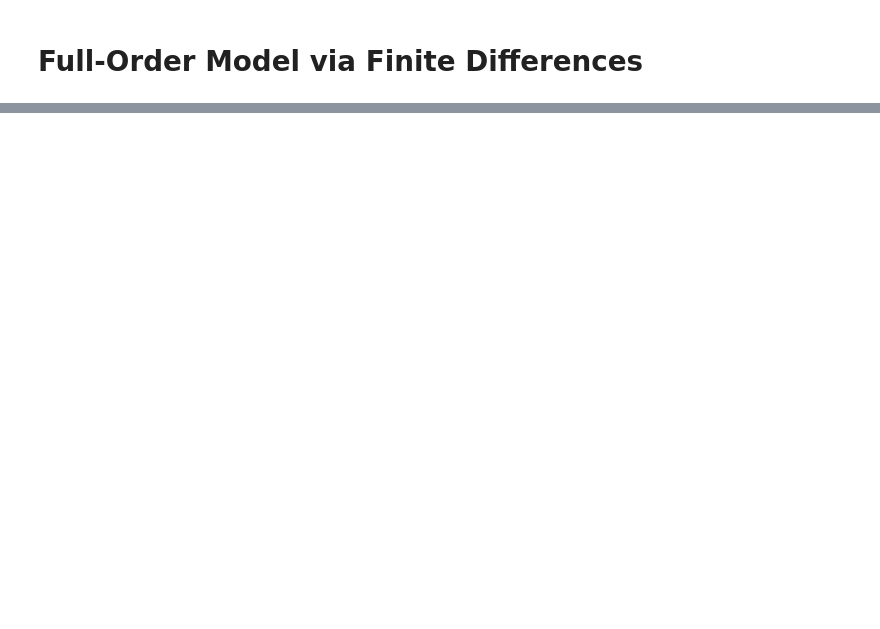
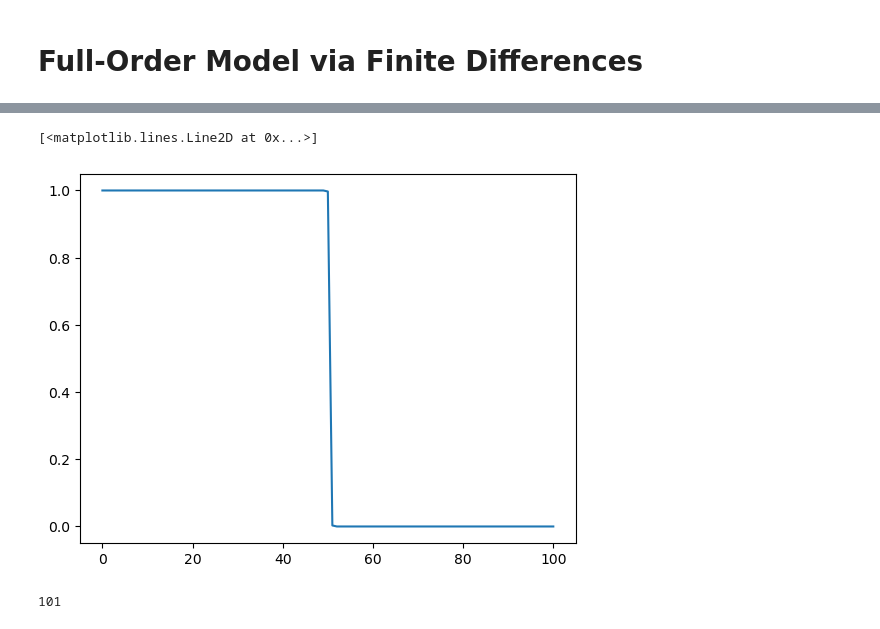
Before and after one commit to robertsj/rom_102, a Jupyter notebook: ROM_102.ipynb, the cells around one changed output, grey strips where cells are left out. Cells and saved outputs as stored; diff of their text form; code cells hidden in the pictures; blank space fills up the shorter version.

```diff
--- a/ROM_102.ipynb
+++ b/ROM_102.ipynb
@@ -92,0 +238,17 @@ k_cladding(600)
+# %%
+def func(T, t):
+   return A@T
+
+times = np.linspace(0, 0.1)
+
+
+sol = odeint(func, y0=T0, t=times)
+# %%
+plt.plot(sol[-1, :])
+# %% [output]
+[<matplotlib.lines.Line2D at 0x...>]
+[figure, added]
+# %%
+n
+# %% [output]
+101
```
Also changed, not shown: parts of 23 cells of this notebook, 3 other files.
